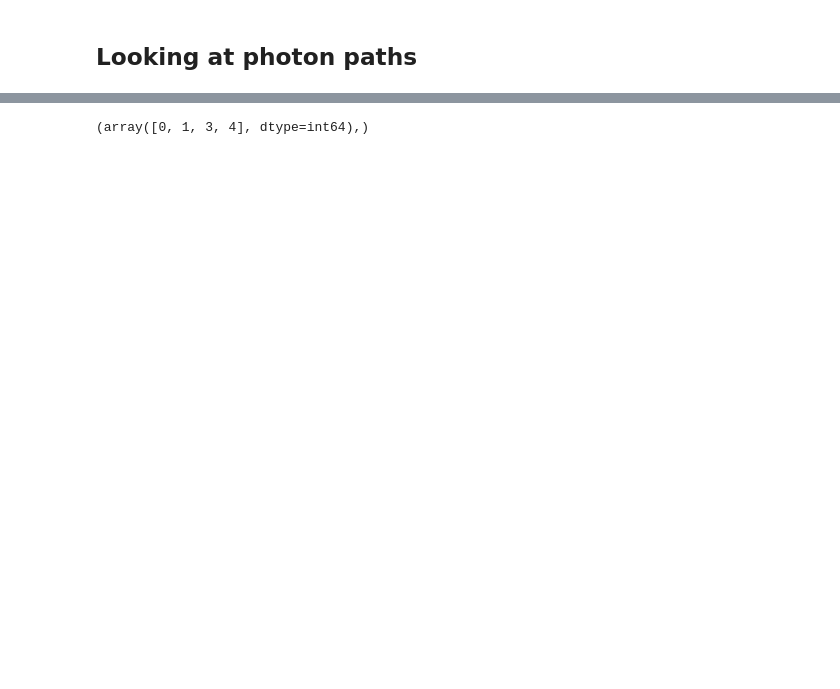
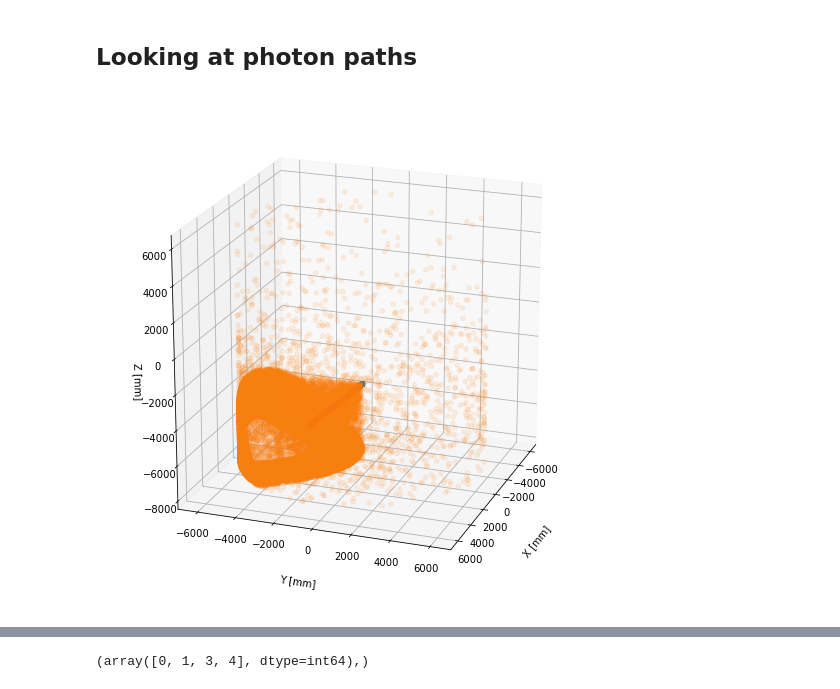
Before and after one commit to eklem1/OD_work, a Jupyter notebook: hfiles.ipynb, the cells around one changed output, grey strips where cells are left out. Saved outputs shown, nothing was run; the diff lists cells and outputs as text; code cells hidden in the pictures; blank space fills up the shorter version.

```diff
--- a/hfiles.ipynb
+++ b/hfiles.ipynb
@@ -53,11 +56,21 @@ Keys1 = ['Origin', 'LastHitTriangle', 'IncidentAngles', 'DetectorHit',
 # File1 = 'chroma_nEXO_OD_OD_test_210615_095856_r4567.h5'
 
 #cherenkov source, pos [0,0,-3400], straight down
-File1 = 'h5_files/chroma_nEXO_OD_OD_test_210615_133245_r2794.h5'
-#cherenkov source, pos [0,0,-3400], at corner [0,-1,-1]
-File1 = 'h5_files/chroma_nEXO_OD_OD_test_210615_133535_r3926.h5'
-#cherenkov source, pos [0,0,-3400], at corner [0,-1,-1], more photons and path length 4000 mm
-File1 = 'h5_files/chroma_nEXO_OD_OD_test_210615_145704_r5508.h5'
+# File1 = 'h5_files/chroma_nEXO_OD_OD_test_210615_133245_r2794.h5'
+# #cherenkov source, pos [0,0,-3400], at corner [0,-1,-1]
+# File1 = 'h5_files/chroma_nEXO_OD_OD_test_210615_133535_r3926.h5'
+# #cherenkov source, pos [0,0,-3400], at corner [0,-1,-1], more photons and path length 4000 mm
+# File1 = 'h5_files/chroma_nEXO_OD_OD_test_210615_145704_r5508.h5'
+
+# to corner with WT surface set to reflective foil with detection: 1.0
+File1 = 'h5_files/chroma_nEXO_OD_OD_test_210617_114834_r4301.h5'
+#same thing but now WT surface is just set to Detecting material -> only atribute is detection: 1.0
+File1 = '../chroma_nEXO_OD_OD_test_210617_162536_r6274.h5'
+
+
+# #to corner with WT surface set to full absorb with detection: 1.0 - gets no hits
+# File1 = '../chroma_nEXO_OD_OD_test_210617_115929_r2481.h5'
+
 
 
 Data1 = ReadFile(Keys1, File1)
@@ -202,7 +290,7 @@ fig = plt.figure(figsize=(7,7))
 axes = mplot3d.Axes3D(fig)
 
 axes.scatter3D(I_pos[0], I_pos[1], I_pos[2], 'blue')
-axes.scatter3D(f_pos[0], f_pos[1], f_pos[2], 'red', alpha=0.3)
+axes.scatter3D(f_pos[0], f_pos[1], f_pos[2], 'red', alpha=0.1)
 
 
 # for i in range(len(paths)):
@@ -214,33 +302,35 @@ axes.scatter3D(f_pos[0], f_pos[1], f_pos[2], 'red', alpha=0.3)
 #     print(paths[i][0][1], paths[i][1][1], paths[i][2][1])
 
 # axes.set_xlim3d(-100, 100)
 # axes.set_ylim3d(-100, 100)
 # axes.set_zlim3d(-3600, -3200)
 
 # axes.set_xlim3d(-6000, 6000)
 # axes.set_ylim3d(-6000, 6000)
 # axes.set_zlim3d(-7800, +6730)
 
 axes.set_xlabel("X [mm]")
 axes.set_ylabel("Y [mm]")
 axes.set_zlabel("Z [mm]")
 axes.xaxis.labelpad=20
 axes.yaxis.labelpad=15
 # axes.zaxis.labelpad=15
 
 # axes.legend()
 
 # fig.colorbar(p, label="Step Number", shrink=0.8)
 
 #change angle of view - (elevation, azimuth) angles in degrees
 # ‘elev’ stores the elevation angle in the z plane. ‘azim’ stores the azimuth angle in the x,y plane.
 axes.view_init(20, 20)
 
 # 0, 90 - XZ plane; 90, 90 - top view
 
 plt.show()
 
 # PMT_MetalConnection PMT_Glassware
+# %% [output]
+[figure, added]
 # %%
 # for f in Data1['Flags']:
 
```
Also changed, not shown: parts of 14 cells of this notebook, 4 other files.
